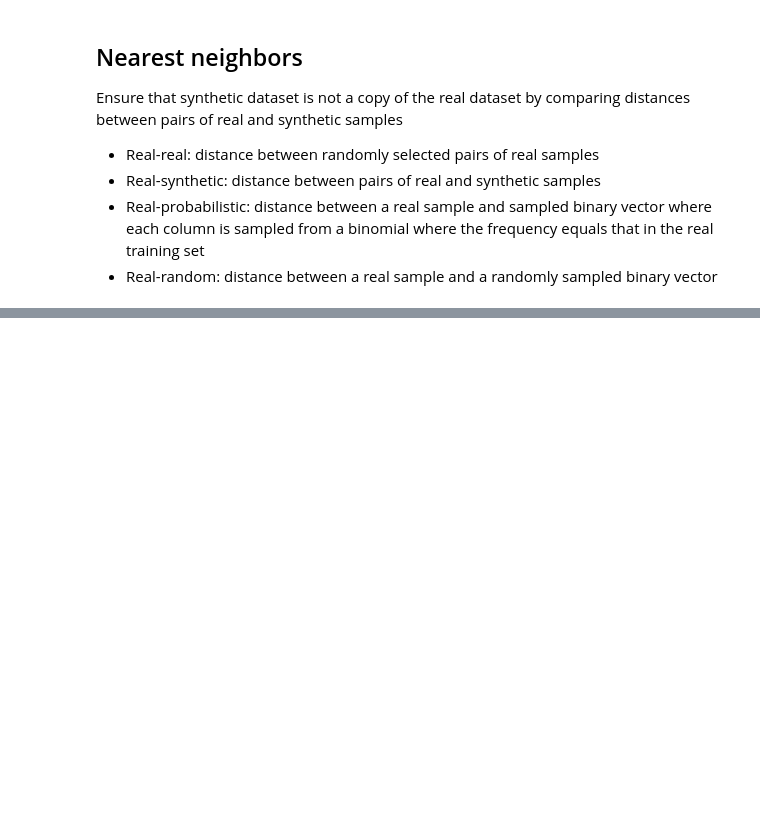
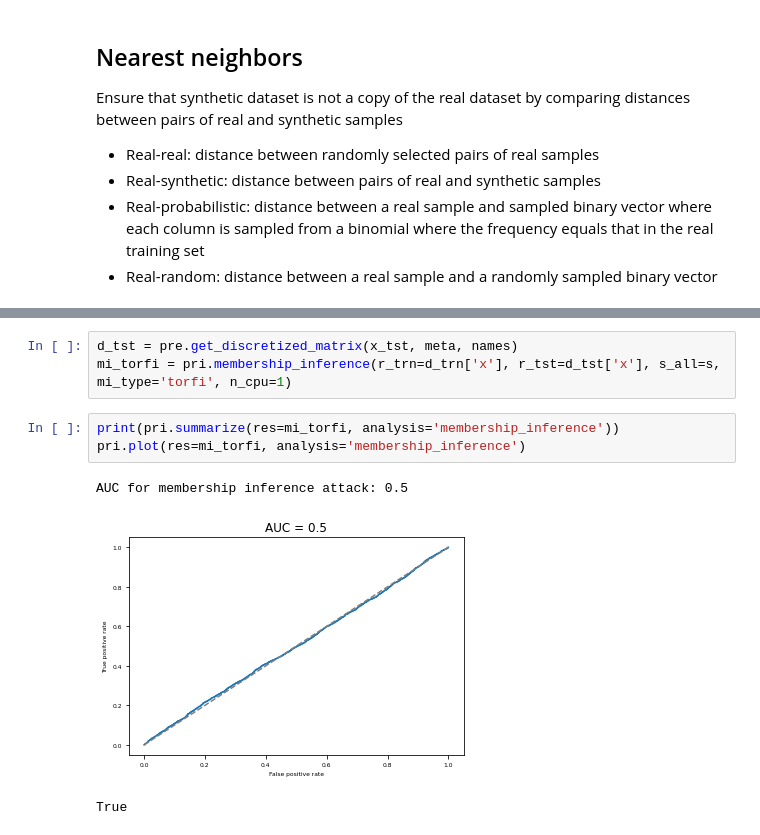
Before and after one commit to Innovate-For-Health/absehrd, a Jupyter notebook: absehrd_demo.ipynb, the cells around one changed output, grey strips where cells are left out. Drawn from its saved outputs; the diff is of its cells as text; blank space fills up the shorter version.

```diff
--- a/absehrd_demo.ipynb
+++ b/absehrd_demo.ipynb
@@ -294,0 +283,10 @@ ax2.legend(fontsize=fontsize)
+# %%
+d_tst = pre.get_discretized_matrix(x_tst, meta, names)
+mi_torfi = pri.membership_inference(r_trn=d_trn['x'], r_tst=d_tst['x'], s_all=s, mi_type='torfi', n_cpu=1)
+# %%
+print(pri.summarize(res=mi_torfi, analysis='membership_inference'))
+pri.plot(res=mi_torfi, analysis='membership_inference')
+# %% [output]
+AUC for membership inference attack: 0.5
+[figure, added]
+True
```
Also changed, not shown: parts of 19 cells of this notebook, 1 other file.
